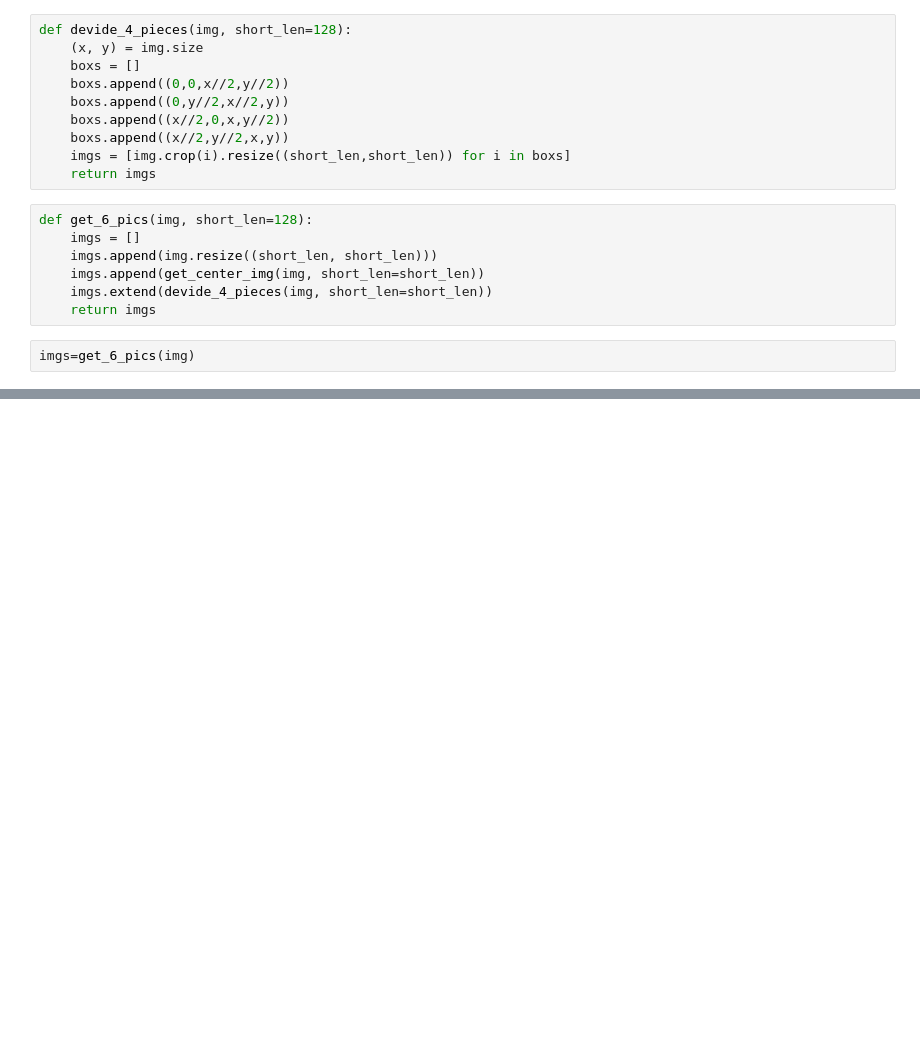
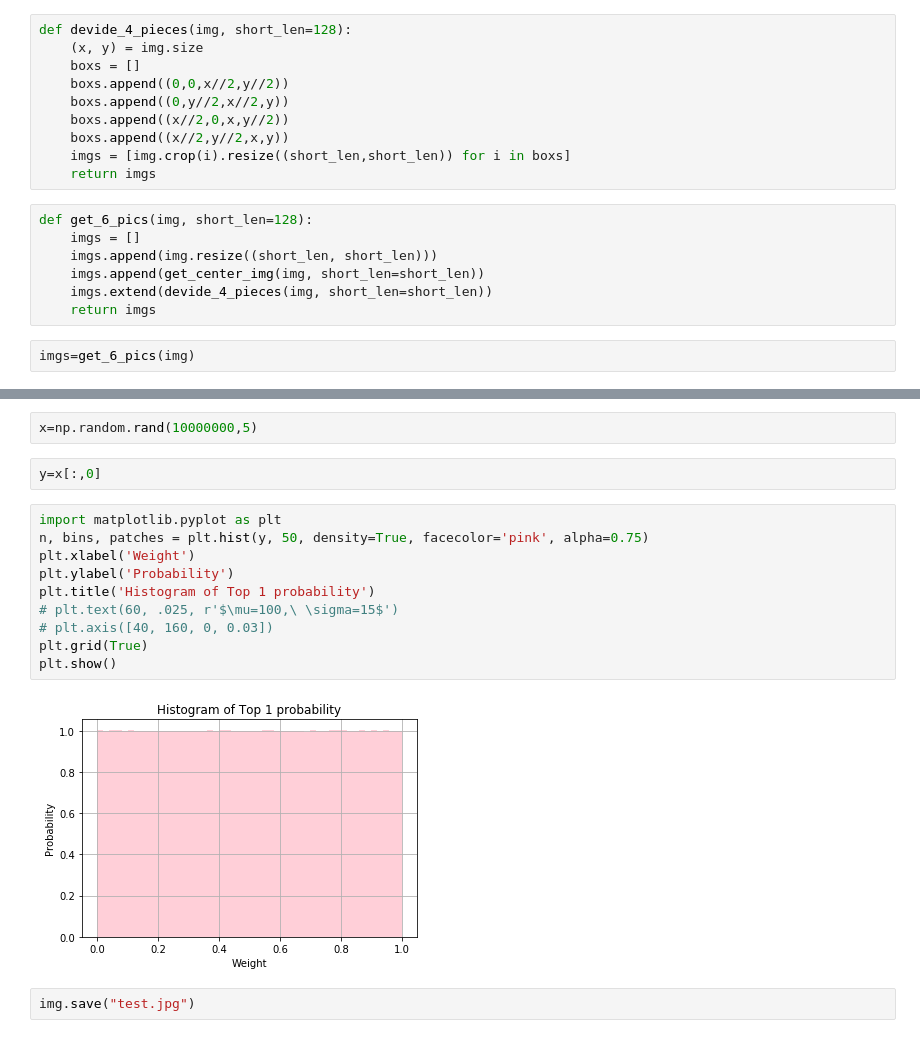
Before and after one commit to miracleyoo/6-pic-vote-mobilenet, a Jupyter notebook: 6-batch-build.ipynb, the cells around one changed output, grey strips where cells are left out. Saved outputs shown, nothing was run; the diff lists cells and outputs as text; blank space fills up the shorter version.

```diff
--- a/Untitled.ipynb
+++ b/6-batch-build.ipynb
@@ -67,0 +73,18 @@ TypeError: int() argument must be a string, a bytes-like object or a number, not
+# %%
+x=np.random.rand(10000000,5)
+# %%
+y=x[:,0]
+# %%
+import matplotlib.pyplot as plt
+n, bins, patches = plt.hist(y, 50, density=True, facecolor='pink', alpha=0.75)
+plt.xlabel('Weight')
+plt.ylabel('Probability')
+plt.title('Histogram of Top 1 probability')
+# plt.text(60, .025, r'$\mu=100,\ \sigma=15$')
+# plt.axis([40, 160, 0, 0.03])
+plt.grid(True)
+plt.show()
+# %% [output]
+[figure, added]
+# %%
+img.save("test.jpg")
```
Also changed, not shown: parts of 3 cells of this notebook, 9 other files.
